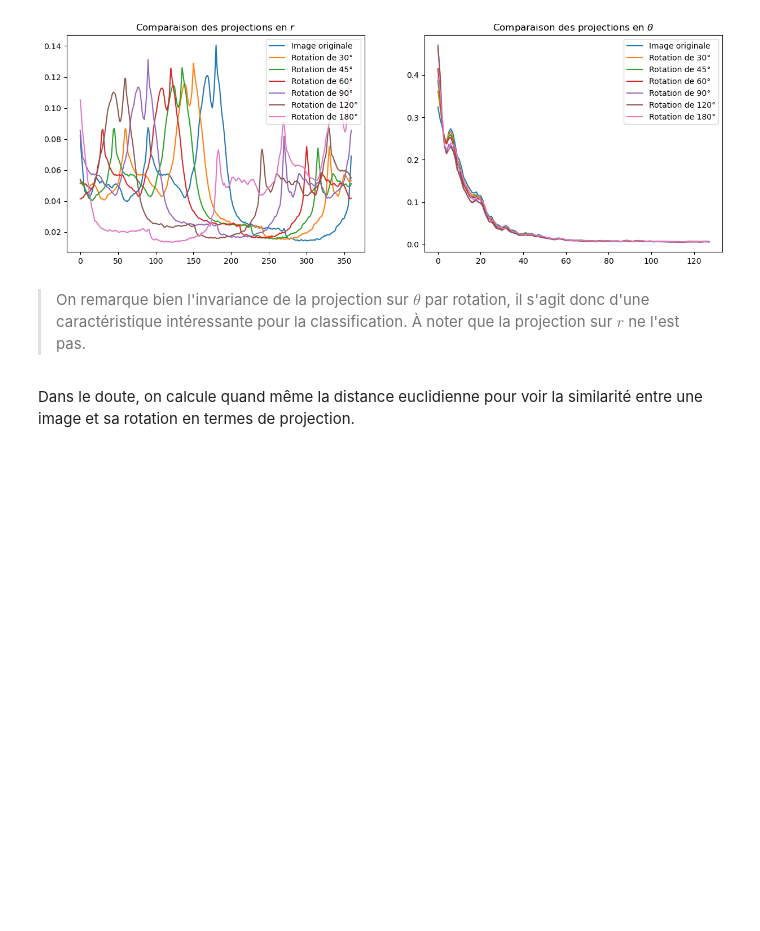
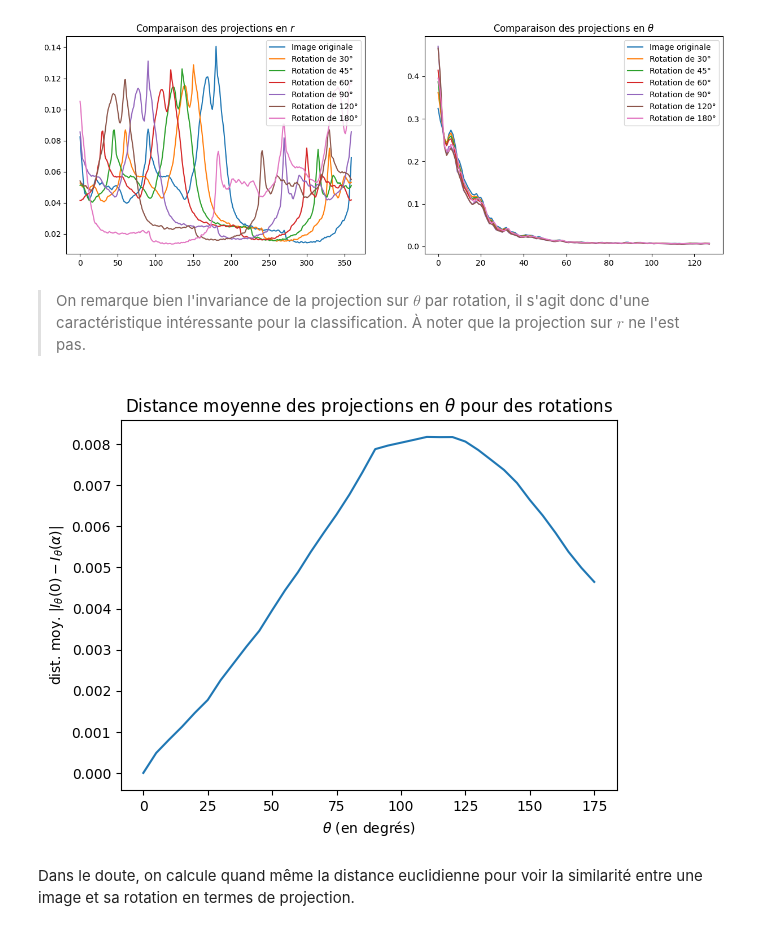
Before and after one commit to thomas40510/MLMythe, a Jupyter notebook: BE-noté/BE noté PRV.ipynb, the cells around one changed output. Drawn from its saved outputs; the diff is of its cells as text; code cells hidden in the pictures; blank space fills up the shorter version.

```diff
--- a/BE-noté/BE noté PRV.ipynb
+++ b/BE-noté/BE noté PRV.ipynb
@@ -325,6 +325,22 @@ plt.show()
 [figure]
 # %% [markdown]
 > On remarque bien l'invariance de la projection sur $\theta$ par rotation, il s'agit donc d'une caractéristique intéressante pour la classification. À noter que la projection sur $r$ ne l'est pas.
+# %%
+## On calcule la distance euclidienne entre les projections en theta
+dists = []
+alphas = np.arange(0, 180, 5)
+for alpha in alphas:
+    img_rot = rotation(img, alpha)
+    pol_rot, projR_rot, projTheta_rot = polaire_proj(img_rot)
+    dists.append(abs(projTheta - projTheta_rot))
+dists = np.array(dists)
+plt.plot(alphas, np.mean(dists, axis=1))
+plt.xlabel("$\\theta$ (en degrés)")
+plt.ylabel("dist. moy. $\\vert I_{\\theta} (0) - I_{\\theta} (\\alpha)\\vert$")
+plt.title("Distance moyenne des projections en $\\theta$ pour des rotations")
+plt.show()
+# %% [output]
+[figure, added]
 # %% [markdown]
 Dans le doute, on calcule quand même la distance euclidienne pour voir la similarité entre une image et sa rotation en termes de projection.
 # %%
```
Also changed, not shown: parts of 24 cells of this notebook.
